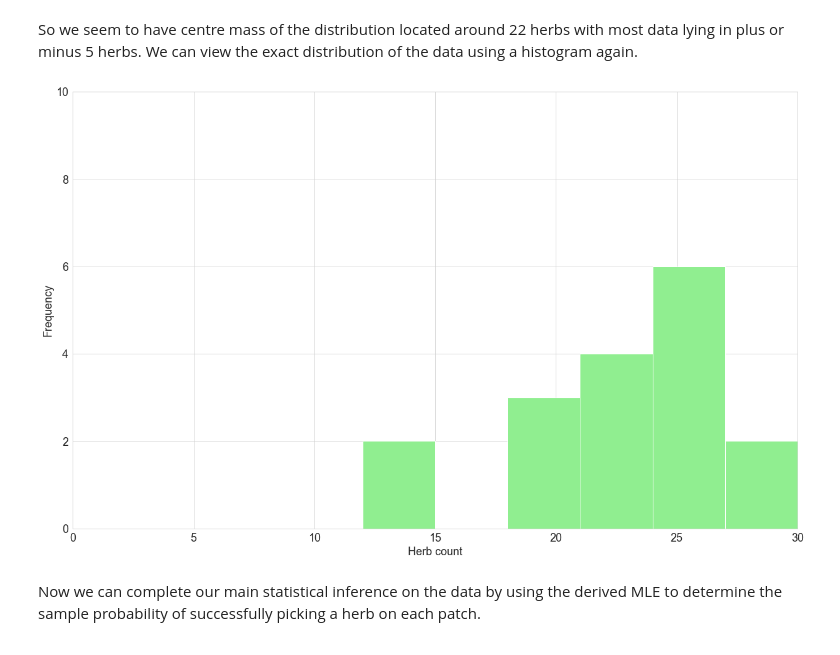
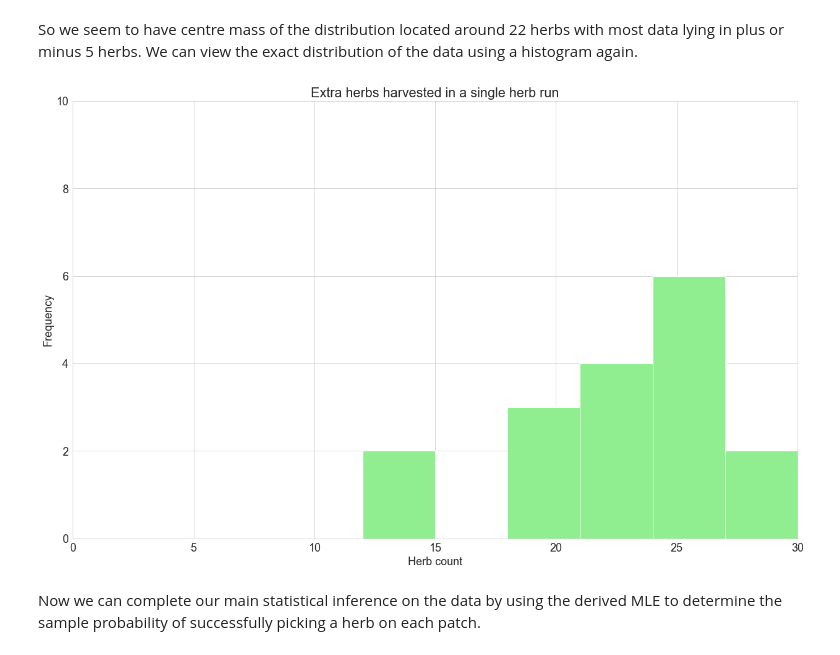
Before and after one commit to HStuklis/my-projects, a Jupyter notebook: Herb-Runs/04-Herb-Runs.ipynb, the cells around one changed output. Saved outputs shown, nothing was run; the diff lists cells and outputs as text; code cells hidden in the pictures.

```diff
--- a/Herb-Runs/04-Herb-Runs.ipynb
+++ b/Herb-Runs/04-Herb-Runs.ipynb
@@ -169,11 +171,12 @@ So we seem to have centre mass of the distribution located around 22 herbs with
 # %%
 plt.hist(df_herbRandRun, color = 'lightgreen', bins = np.linspace(0,30,11))
 plt.xlabel('Herb count')
 plt.ylabel('Frequency')
 plt.xlim(0,30)
-plt.ylim(0,10);
+plt.ylim(0,10)
+plt.title('Extra herbs harvested in a single herb run');
 # %% [output]
-[figure, old version]
+[figure, new version]
 # %% [markdown]
 Now we can complete our main statistical inference on the data by using the derived MLE to determine the sample probability of successfully picking a herb on each patch.
 # %%
```
Also changed, not shown: parts of 7 cells of this notebook, 1 other file.
